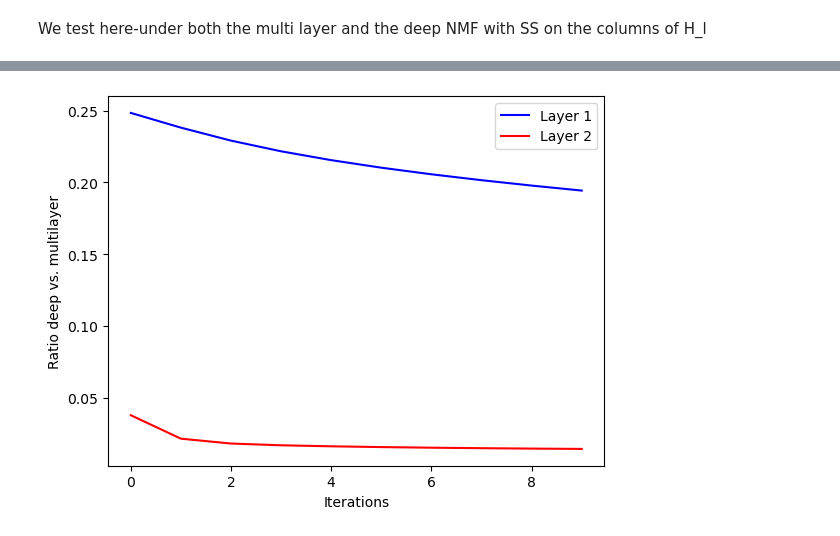
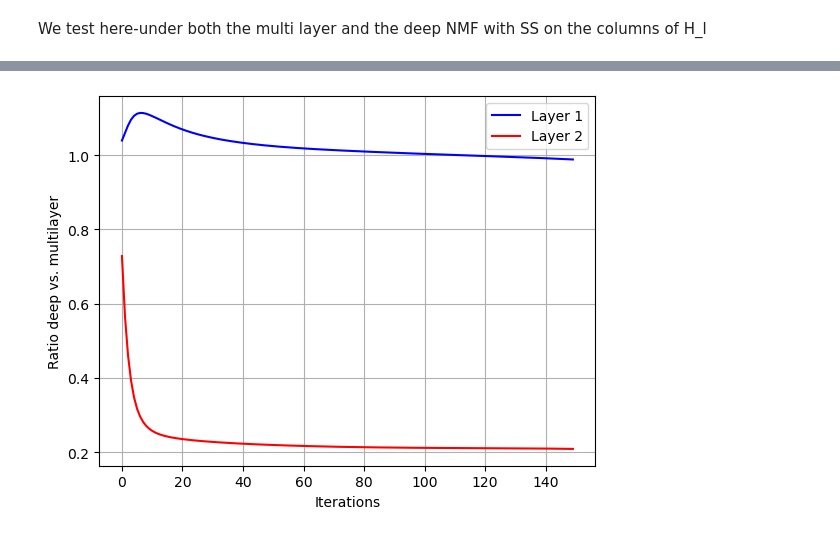
Before and after one commit to ax-le/Deep_NMF_Audio, a Jupyter notebook: notebook_compute_deep_nmf.ipynb, the cells around one changed output, grey strips where cells are left out. Cells and saved outputs as stored; diff of their text form; code cells hidden in the pictures.

```diff
--- a/notebook_compute_deep_nmf.ipynb
+++ b/notebook_compute_deep_nmf.ipynb
@@ -160,6 +202,6 @@ Layer 2: [1. 1. 1. 1. 1. 1. 1. 1. 1. 1. 1. 1. 1. 1. 1. 1. 1. 1. 1. 1. 1. 1. 1. 1
 # %%
 # Call of deep KL NMF
-W_deep, H_deep, errors_deep, toc_deep = dnmf.deep_KL_NMF(spectrogram, all_ranks = all_ranks, n_iter_max_each_nmf = n_iter_deep_init, n_iter_max_deep_loop = n_iter_deep, HnormType = 'cols', return_errors=True)
+W_deep, H_deep, errors_deep, toc_deep = dnmf.deep_KL_NMF(spectrogram, all_ranks = all_ranks, n_iter_max_each_nmf = 50, n_iter_max_deep_loop = 150, HnormType = 'cols', mul_la_Method = 'NR', return_errors=True)
 print(f"Deep NMF on the Barwise TF Matrix: errors (in relative KL-divergence, compared to the init): {errors_deep}, time of computation after the init: {np.sum(toc_deep)}.")
 if plotting: # If you want to plot
     for i in range(len(W_deep)):
@@ -190,14 +250,15 @@ Layer 2: [1.         1.         1.         1.         1.         1.
 # %%
 # Evolution of the erros at the different levels of
 # deep β-NMF with β = 1 (initialized with multilayer β-NMF after 100 iterations)
 # divided by the error of multilayer β-NMF after 10 iterations.
 plt.figure(1)
 plt.plot(errors_deep[0,1:], color='blue', label='Layer 1')
 plt.plot(errors_deep[1,1:], color='red', label='Layer 2')
 plt.xlabel('Iterations')
 plt.ylabel('Ratio deep vs. multilayer')
 # plt.title(r'Computation $x^\star$')
 plt.legend()
+plt.grid()
 plt.show()
 # %% [output]
-[figure, old version]
+[figure, new version]
```
Also changed, not shown: parts of 12 cells of this notebook, 2 other files.
